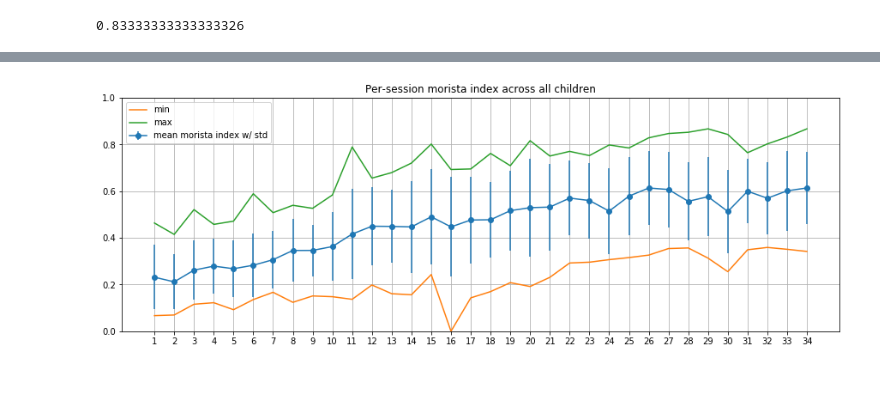
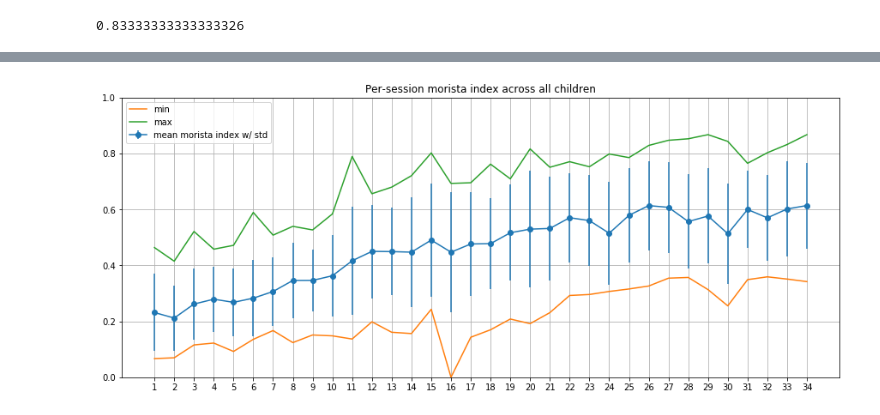
Before and after one commit to pfeyz/formulae-project, a Jupyter notebook: Morista.ipynb, the cells around one changed output, grey strips where cells are left out. Saved outputs shown, nothing was run; the diff lists cells and outputs as text; code cells hidden in the pictures; blank space fills up the shorter version.

```diff
--- a/Morista.ipynb
+++ b/Morista.ipynb
@@ -38,5 +38,5 @@ morista(x, y)
 # %% [output]
 0.83333333333333326
 # %%
-source = get_manchester("/home/paul/corpora/Manchester/**/*", cached=False, gram_sizes=[1])
+source = get_manchester("/home/paul/corpora/Manchester/**/*", cached=Truetr, gram_sizes=[1])
 unigrams = source[0]
@@ -43,12 +61,12 @@ unigrams = source[0]
 # %%
-plt.rcParams['figure.figsize'] = 15, 5
+plt.rcParams['figure.figsize'] = 15, 6
 
 groups = unigrams.groupby(['corpus', 'session']).apply(morista_child_adult)
 stats = groups.groupby(level='session').describe()
 plt.errorbar(stats.index, stats['mean'], stats['std'], label='mean morista index w/ std', marker='o');
 plt.plot(stats.index, stats['min'])
 plt.plot(stats.index, stats['max'])
 plt.ylim(0, 1)
 per_session_plot('Per-session morista index across all children')
 # %% [output]
-[figure, old version]
+[figure, new version]
```
Also changed, not shown: parts of 6 cells of this notebook.
